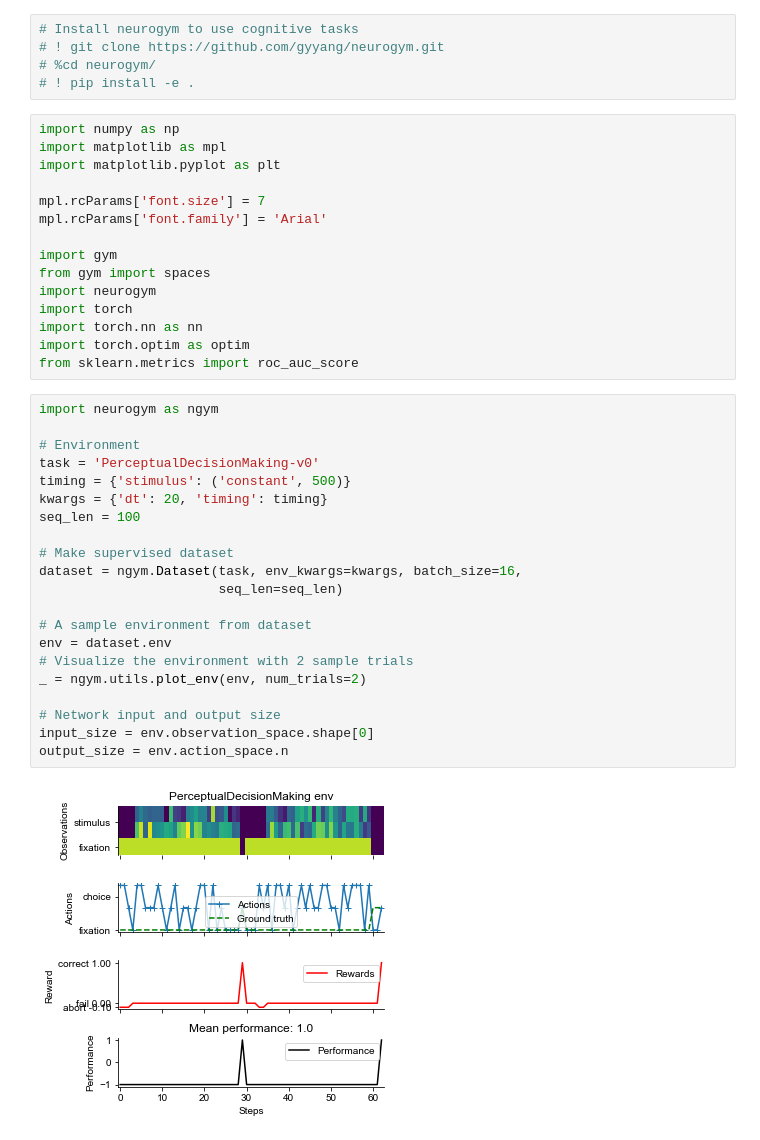
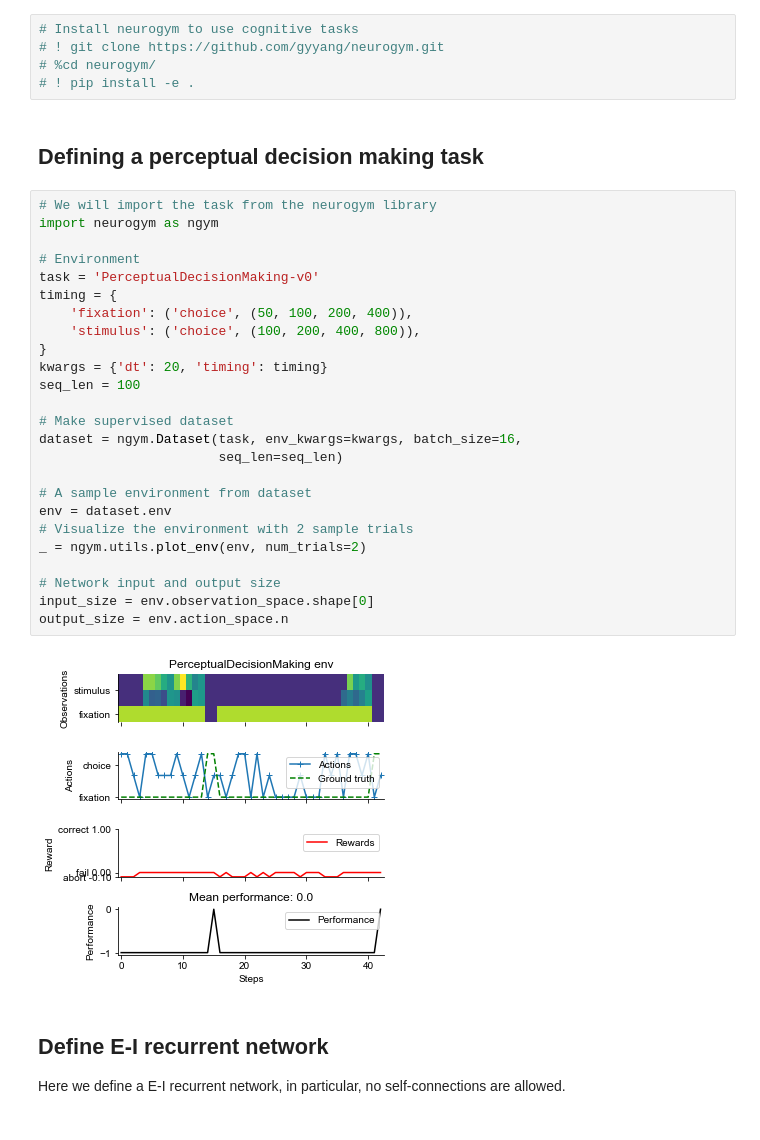
Before and after one commit to gyyang/nn-brain, a Jupyter notebook: EI_RNN.ipynb, the cells around one changed output. Cells and saved outputs as stored; diff of their text form.

```diff
--- a/EI_RNN.ipynb
+++ b/EI_RNN.ipynb
@@ -7,44 +7,39 @@ Here we will train recurrent neural network with excitatory and inhibitory neuro
 # ! git clone https://github.com/gyyang/neurogym.git
 # %cd neurogym/
 # ! pip install -e .
-# %%
-import numpy as np
-import matplotlib as mpl
-import matplotlib.pyplot as plt
-
-mpl.rcParams['font.size'] = 7
-mpl.rcParams['font.family'] = 'Arial'
-
-import gym
-from gym import spaces
-import neurogym
-import torch
-import torch.nn as nn
-import torch.optim as optim
-from sklearn.metrics import roc_auc_score
+# %% [markdown]
+## Defining a perceptual decision making task
 # %%
+# We will import the task from the neurogym library
 import neurogym as ngym
 
 # Environment
 task = 'PerceptualDecisionMaking-v0'
-timing = {'stimulus': ('constant', 500)}
+timing = {
+    'fixation': ('choice', (50, 100, 200, 400)),
+    'stimulus': ('choice', (100, 200, 400, 800)),
+}
 kwargs = {'dt': 20, 'timing': timing}
 seq_len = 100
 
 # Make supervised dataset
 dataset = ngym.Dataset(task, env_kwargs=kwargs, batch_size=16,
                        seq_len=seq_len)
 
 # A sample environment from dataset
 env = dataset.env
 # Visualize the environment with 2 sample trials
 _ = ngym.utils.plot_env(env, num_trials=2)
 
 # Network input and output size
 input_size = env.observation_space.shape[0]
 output_size = env.action_space.n
 # %% [output]
-[figure, old version]
+[figure, new version]
+# %% [markdown]
+## Define E-I recurrent network
+
+Here we define a E-I recurrent network, in particular, no self-connections are allowed.
 # %%
 # Define networks
 import torch
```
Also changed, not shown: parts of 11 cells of this notebook.
